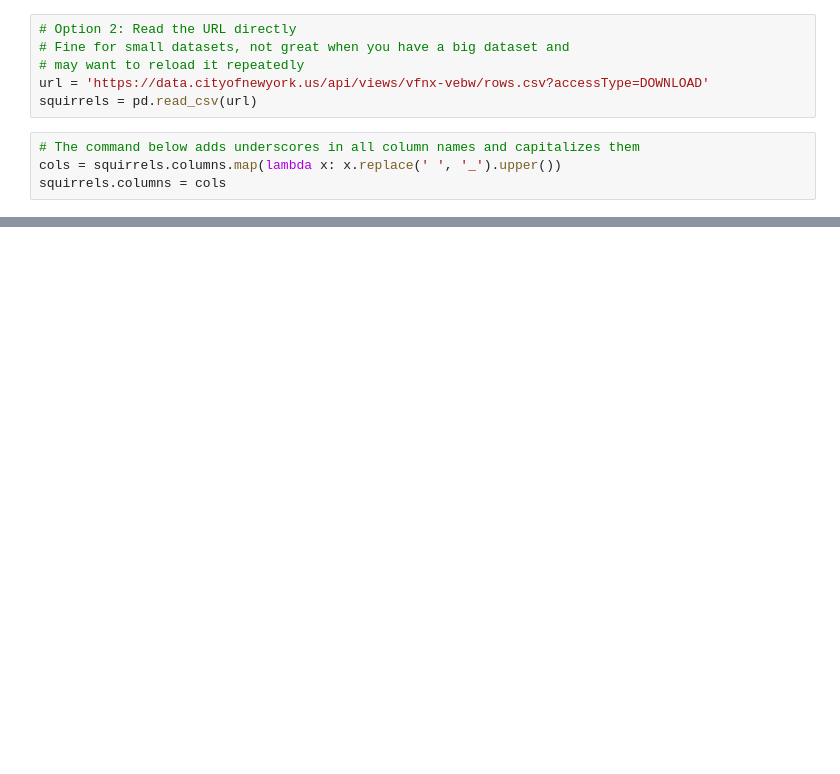
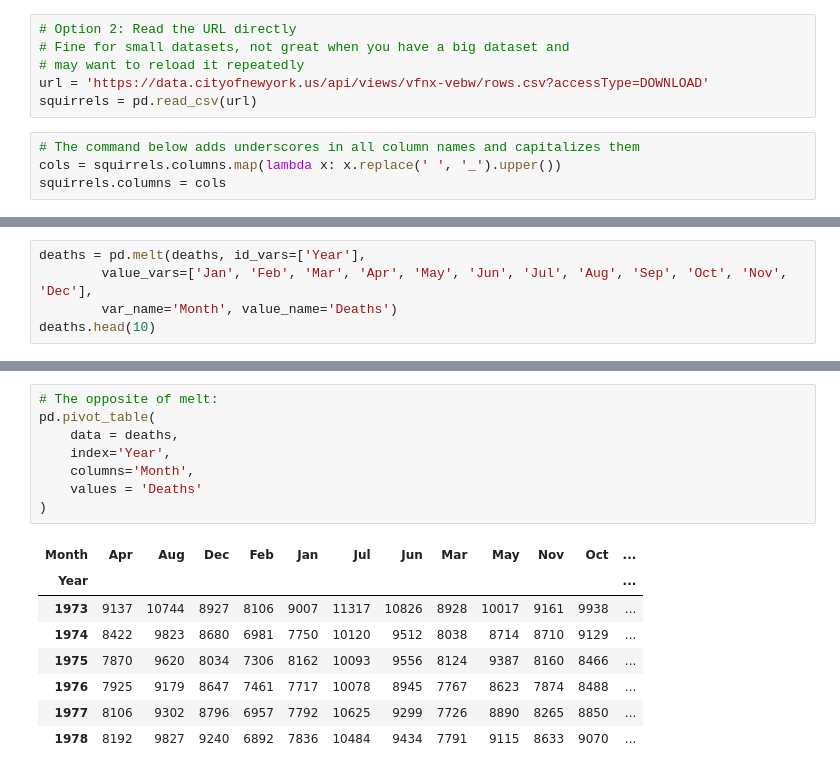
Before and after one commit to ipeirotis/dealing_with_data, a Jupyter notebook: 03-Pandas/B1-Pandas_Reading_Data.ipynb, the cells around one changed output, grey strips where cells are left out. Saved outputs shown, nothing was run; the diff lists cells and outputs as text; blank space fills up the shorter version.

```diff
--- a/03-Pandas/B1-Pandas_Reading_Data.ipynb
+++ b/03-Pandas/B1-Pandas_Reading_Data.ipynb
@@ -786,0 +195,5 @@ pivot[["American", "French", "Chinese"]].resample("1M").mean().plot(figsize=(10,
+# %%
+deaths = pd.melt(deaths, id_vars=['Year'],
+        value_vars=['Jan', 'Feb', 'Mar', 'Apr', 'May', 'Jun', 'Jul', 'Aug', 'Sep', 'Oct', 'Nov', 'Dec'],
+        var_name='Month', value_name='Deaths')
+deaths.head(10)
@@ -786,0 +212,17 @@ pivot[["American", "French", "Chinese"]].resample("1M").mean().plot(figsize=(10,
+# %%
+# The opposite of melt:
+pd.pivot_table(
+    data = deaths,
+    index='Year',
+    columns='Month',
+    values = 'Deaths'
+)
+# %% [output]
+| Month | Apr | Aug | Dec | Feb | Jan | Jul | Jun | Mar | May | Nov | Oct | ... |
+| Year |  |  |  |  |  |  |  |  |  |  |  | ... |
+| 1973 | 9137 | 10744 | 8927 | 8106 | 9007 | 11317 | 10826 | 8928 | 10017 | 9161 | 9938 | ... |
+| 1974 | 8422 | 9823 | 8680 | 6981 | 7750 | 10120 | 9512 | 8038 | 8714 | 8710 | 9129 | ... |
+| 1975 | 7870 | 9620 | 8034 | 7306 | 8162 | 10093 | 9556 | 8124 | 9387 | 8160 | 8466 | ... |
+| 1976 | 7925 | 9179 | 8647 | 7461 | 7717 | 10078 | 8945 | 7767 | 8623 | 7874 | 8488 | ... |
+| 1977 | 8106 | 9302 | 8796 | 6957 | 7792 | 10625 | 9299 | 7726 | 8890 | 8265 | 8850 | ... |
+| 1978 | 8192 | 9827 | 9240 | 6892 | 7836 | 10484 | 9434 | 7791 | 9115 | 8633 | 9070 | ... |
```
Also changed, not shown: parts of 211 cells of this notebook.
